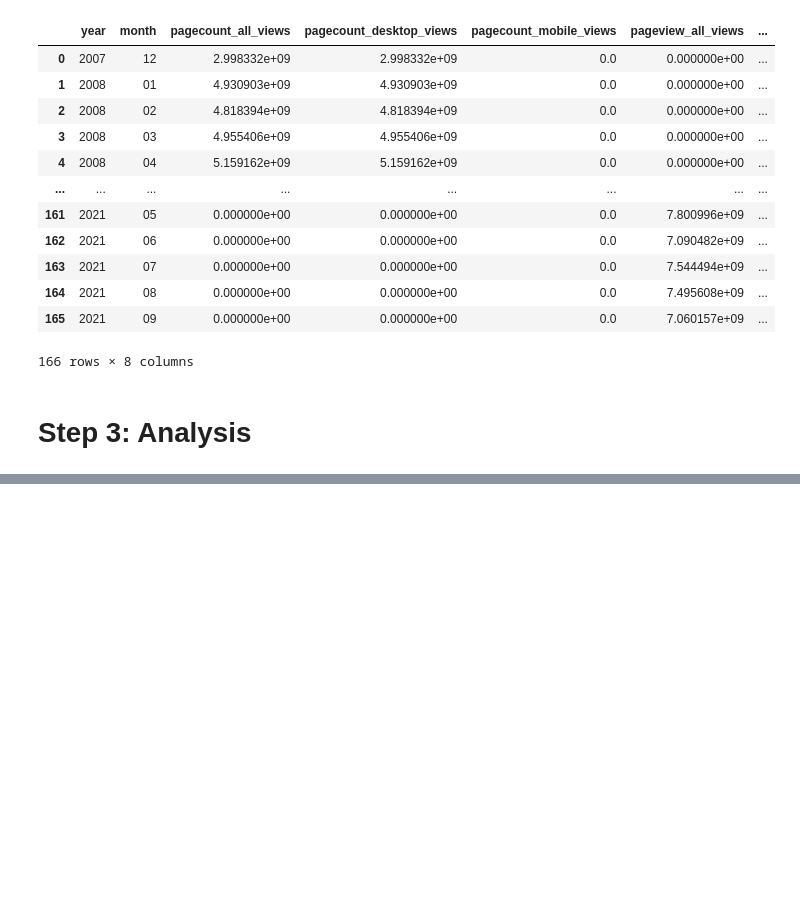
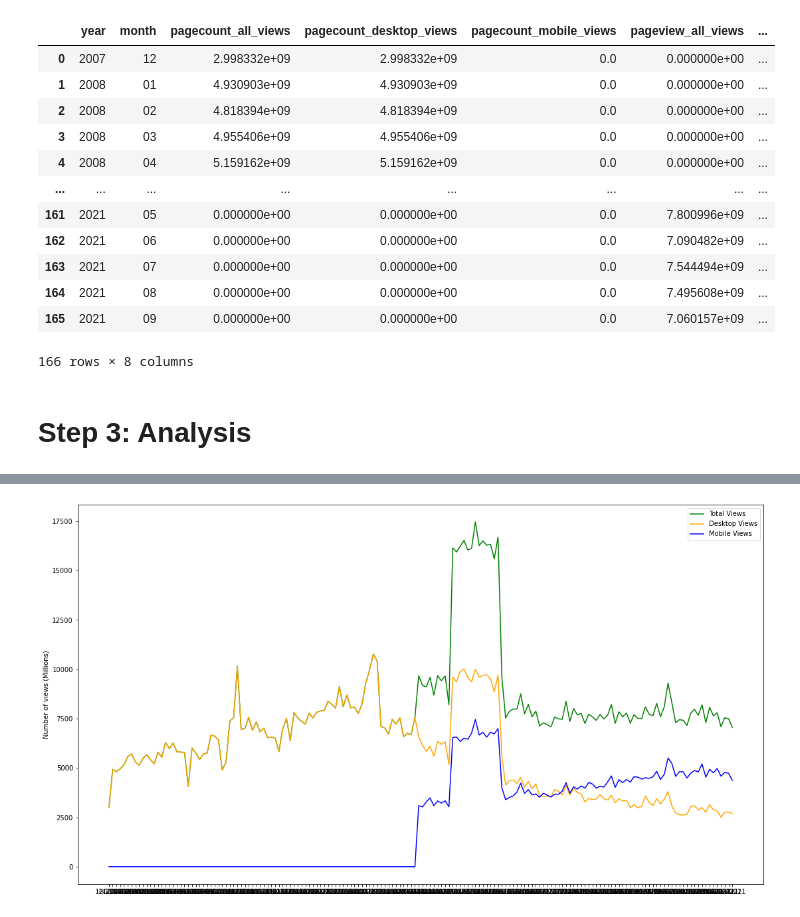
Before and after one commit to kevSweet/DATA512, a Jupyter notebook: A1/A1.ipynb, the cells around one changed output, grey strips where cells are left out. Drawn from its saved outputs; the diff is of its cells as text; code cells hidden in the pictures; blank space fills up the shorter version.

```diff
--- a/A1/A1.ipynb
+++ b/A1/A1.ipynb
@@ -241,0 +246,8 @@ merged.to_csv(wikitraffic_fn, index=False)
+# %%
+df = pd.read_csv('./' + wikitraffic_fn)
+df['date'] = df['month'].map(str)+ '-' +df['year'].map(str)
+df['date'] = pd.to_datetime(df['date'], format='%m-%Y').dt.strftime('%m-%Y')
+df['all_views'] = df['pagecount_all_views'] + df['pageview_all_views']
+df['desktop_views'] = df['pagecount_desktop_views'] + df['pageview_desktop_views']
+df['mobile_views'] = df['pagecount_mobile_views'] + df['pageview_mobile_views']
+df
@@ -241,0 +268,12 @@ merged.to_csv(wikitraffic_fn, index=False)
+# %%
+fig, ax = plt.subplots()
+fig.set_size_inches(18.5, 10.5)
+plt.plot_date(df['date'], df['all_views']/1000000, 'b-', label = 'Total Views', color='green')
+plt.plot_date(df['date'], df['desktop_views']/1000000, 'b-', label = 'Desktop Views', color = 'orange')
+plt.plot_date(df['date'], df['mobile_views']/1000000, 'b-', label = 'Mobile Views', color= 'blue')
+plt.legend()
+plt.ylabel('Number of views (Millions)')
+
+plt.show()
+# %% [output]
+[figure, added]
```
Also changed, not shown: parts of 3 cells of this notebook.
